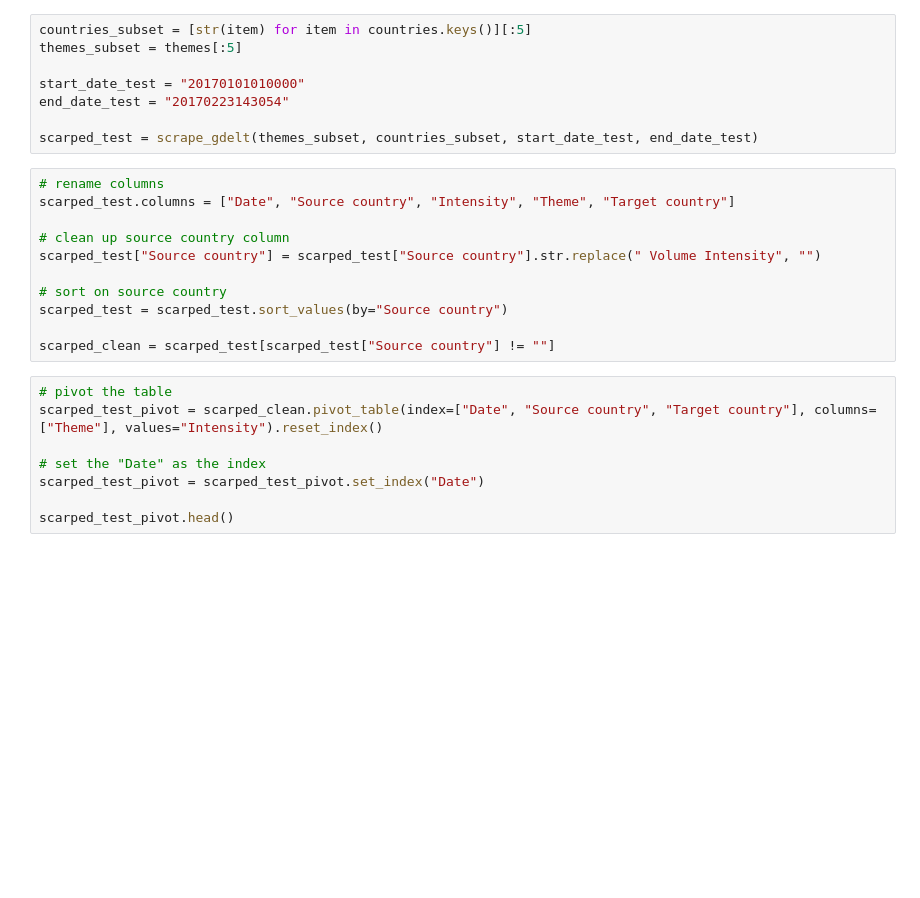
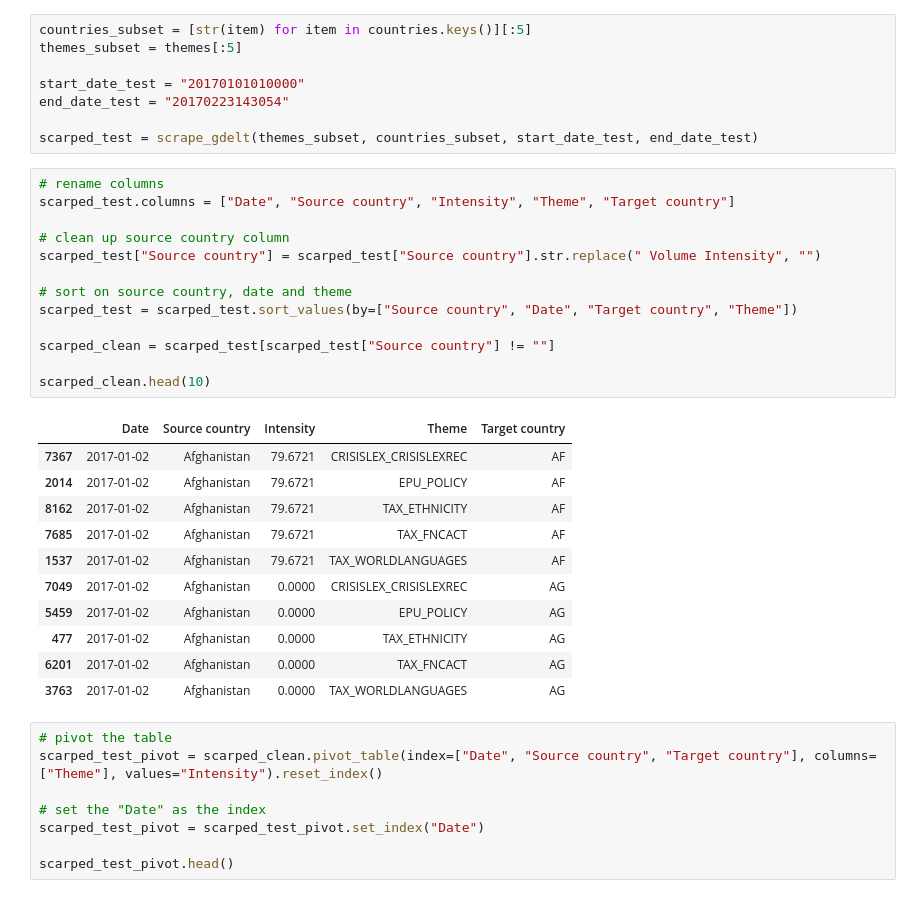
Before and after one commit to lboekestein/capstone, a Jupyter notebook: data/newsdata/gdelt_api.ipynb, the cells around one changed output. Saved outputs shown, nothing was run; the diff lists cells and outputs as text; blank space fills up the shorter version.

```diff
--- a/data/newsdata/gdelt_api.ipynb
+++ b/data/newsdata/gdelt_api.ipynb
@@ -196,14 +200,28 @@ scarped_test = scrape_gdelt(themes_subset, countries_subset, start_date_test, en
 # %%
 # rename columns
 scarped_test.columns = ["Date", "Source country", "Intensity", "Theme", "Target country"]
 
 # clean up source country column
 scarped_test["Source country"] = scarped_test["Source country"].str.replace(" Volume Intensity", "")
 
-# sort on source country
-scarped_test = scarped_test.sort_values(by="Source country")
+# sort on source country, date and theme
+scarped_test = scarped_test.sort_values(by=["Source country", "Date", "Target country", "Theme"])
 
 scarped_clean = scarped_test[scarped_test["Source country"] != ""]
+
+scarped_clean.head(10)
+# %% [output]
+|  | Date | Source country | Intensity | Theme | Target country |
+| 7367 | 2017-01-02 | Afghanistan | 79.6721 | CRISISLEX_CRISISLEXREC | AF |
+| 2014 | 2017-01-02 | Afghanistan | 79.6721 | EPU_POLICY | AF |
+| 8162 | 2017-01-02 | Afghanistan | 79.6721 | TAX_ETHNICITY | AF |
+| 7685 | 2017-01-02 | Afghanistan | 79.6721 | TAX_FNCACT | AF |
+| 1537 | 2017-01-02 | Afghanistan | 79.6721 | TAX_WORLDLANGUAGES | AF |
+| 7049 | 2017-01-02 | Afghanistan | 0.0000 | CRISISLEX_CRISISLEXREC | AG |
+| 5459 | 2017-01-02 | Afghanistan | 0.0000 | EPU_POLICY | AG |
+| 477 | 2017-01-02 | Afghanistan | 0.0000 | TAX_ETHNICITY | AG |
+| 6201 | 2017-01-02 | Afghanistan | 0.0000 | TAX_FNCACT | AG |
+| 3763 | 2017-01-02 | Afghanistan | 0.0000 | TAX_WORLDLANGUAGES | AG |
 # %%
 # pivot the table
 scarped_test_pivot = scarped_clean.pivot_table(index=["Date", "Source country", "Target country"], columns=["Theme"], values="Intensity").reset_index()
```
Also changed, not shown: parts of 12 cells of this notebook, 2 other files.
